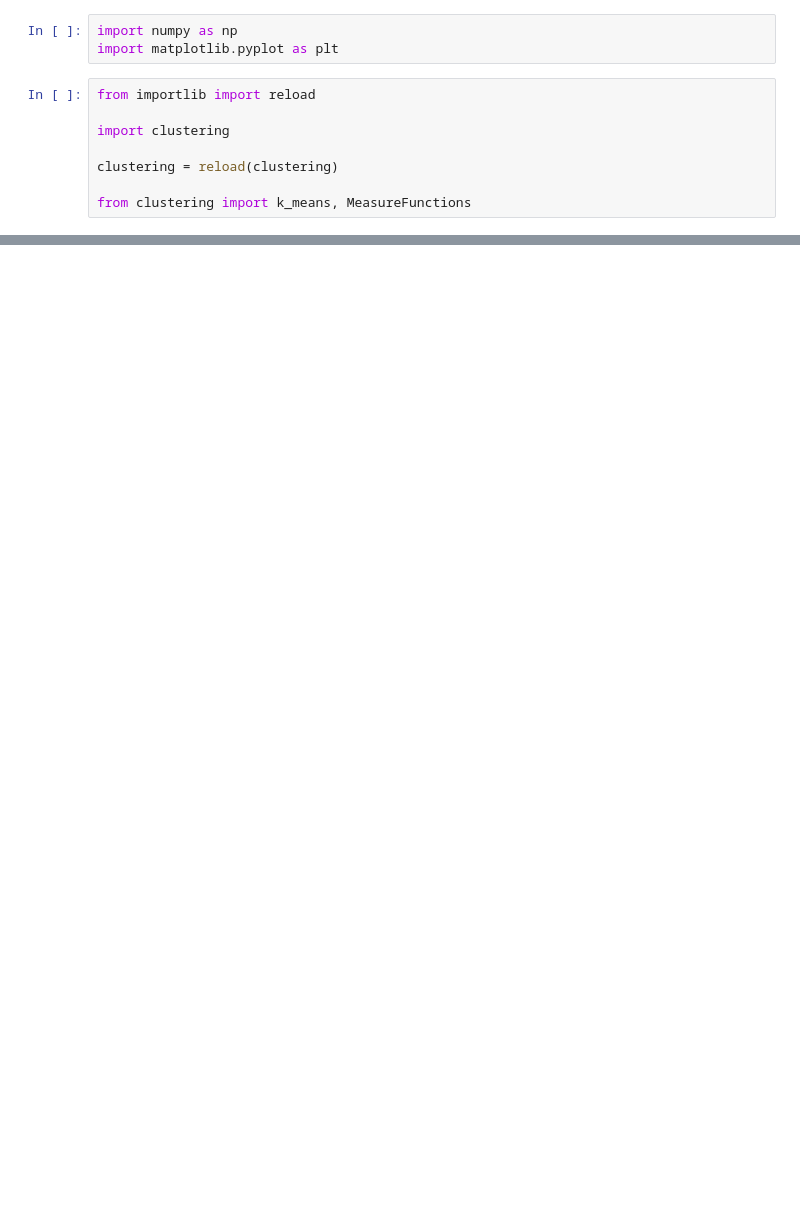
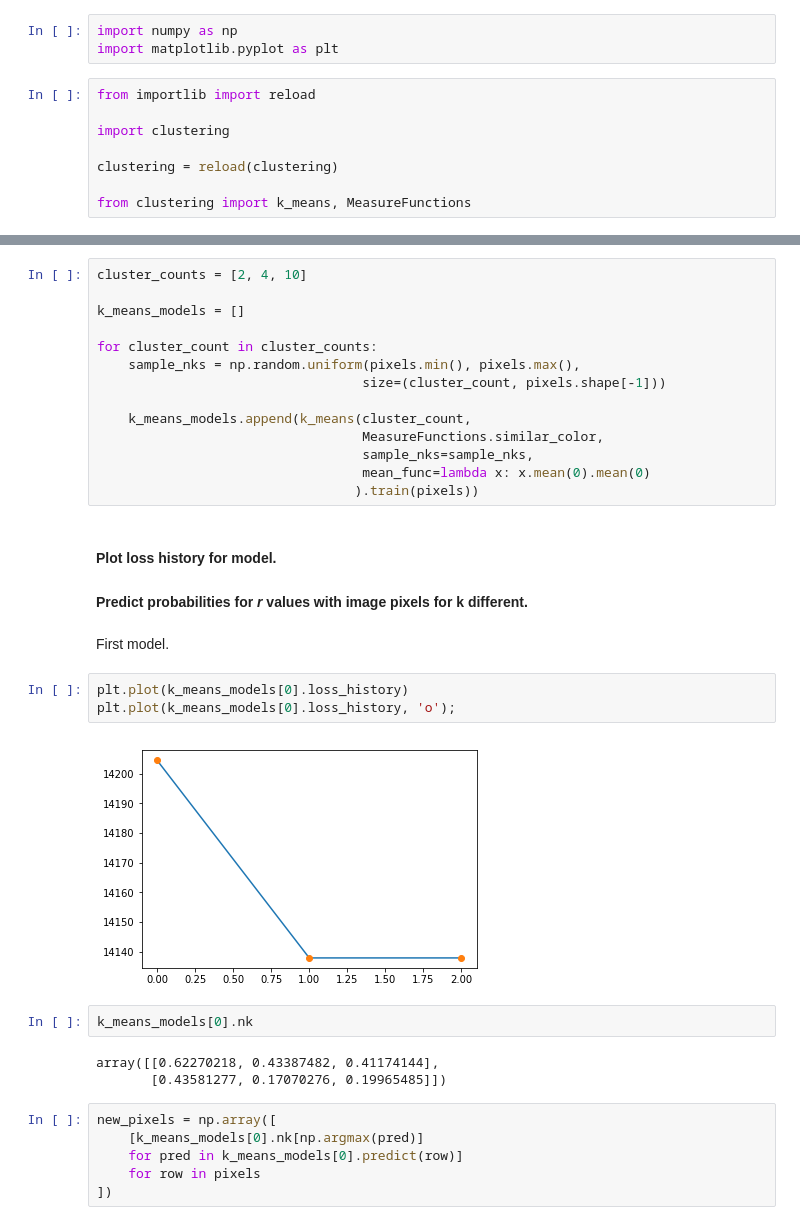
Before and after one commit to tigranfah/machine_learning, a Jupyter notebook: round2/homework/clustering_homework/clustering.ipynb, the cells around one changed output, grey strips where cells are left out. Drawn from its saved outputs; the diff is of its cells as text; blank space fills up the shorter version.

```diff
--- a/round2/homework/clustering_homework/clustering.ipynb
+++ b/round2/homework/clustering_homework/clustering.ipynb
@@ -62,0 +75,35 @@ a.mean()
+# %%
+cluster_counts = [2, 4, 10]
+
+k_means_models = []
+
+for cluster_count in cluster_counts:
+    sample_nks = np.random.uniform(pixels.min(), pixels.max(),
+                                  size=(cluster_count, pixels.shape[-1]))
+
+    k_means_models.append(k_means(cluster_count,
+                                  MeasureFunctions.similar_color,
+                                  sample_nks=sample_nks,
+                                  mean_func=lambda x: x.mean(0).mean(0)
+                                 ).train(pixels))
+# %% [markdown]
+#### Plot loss history for model.
+#### Predict probabilities for *r* values with image pixels for k different.
+# %% [markdown]
+First model.
+# %%
+plt.plot(k_means_models[0].loss_history)
+plt.plot(k_means_models[0].loss_history, 'o');
+# %% [output]
+[figure, added]
+# %%
+k_means_models[0].nk
+# %% [output]
+array([[0.62270218, 0.43387482, 0.41174144],
+       [0.43581277, 0.17070276, 0.19965485]])
+# %%
+new_pixels = np.array([
+    [k_means_models[0].nk[np.argmax(pred)]
+    for pred in k_means_models[0].predict(row)]
+    for row in pixels
+])
```
Also changed, not shown: parts of 27 cells of this notebook, 2 other files.
